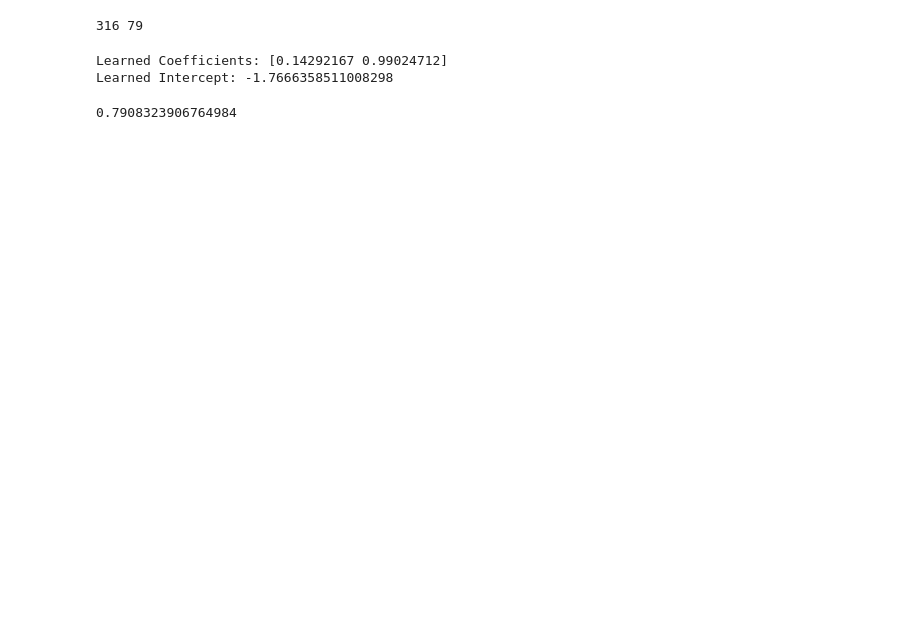
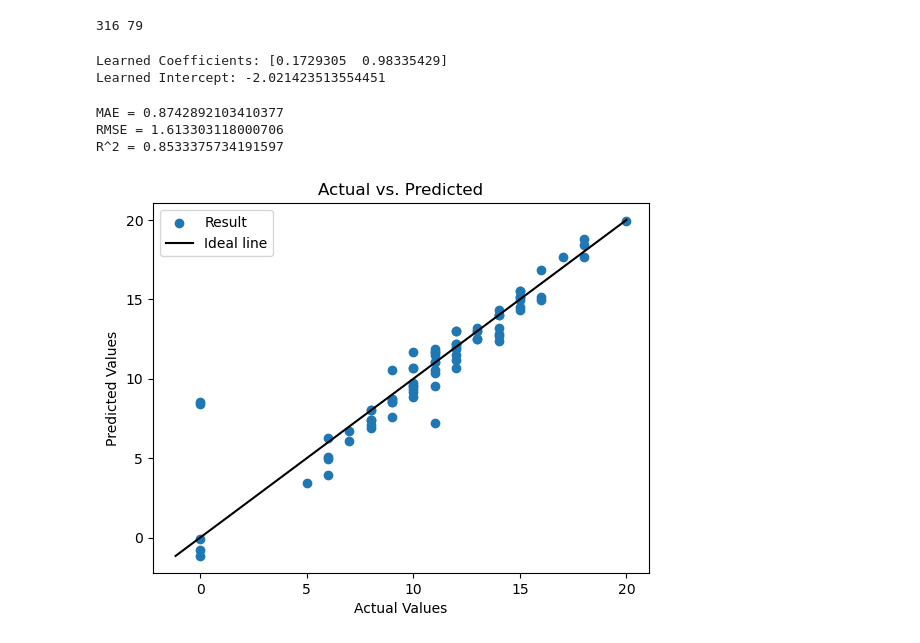
Before and after one commit to anand314anmol/IDC409_Project_Grp.17, a Jupyter notebook: Linear_Regression.ipynb, the cells around one changed output. Saved outputs shown, nothing was run; the diff lists cells and outputs as text; code cells hidden in the pictures; blank space fills up the shorter version.

```diff
--- a/Linear_Regression.ipynb
+++ b/Linear_Regression.ipynb
@@ -9,7 +9,7 @@ import pandas as pd
 import matplotlib.pyplot as plt
 # %%
 cols = ['studytime', 'absences', 'G1', 'G2', 'G3']
-df = pd.read_csv('/home/edith/IDC409_Project/student-mat.csv', usecols=cols, sep=';')
+df = pd.read_csv('student-mat.csv', usecols=cols, sep=';')
 print(df.head())
 # %% [output]
    studytime  absences  G1  G2  G3
@@ -51,11 +46,30 @@ regressor.fit(X_train, y_train)
 print("Learned Coefficients:", regressor.coef_)
 print("Learned Intercept:", regressor.intercept_)
 # %% [output]
-Learned Coefficients: [0.14292167 0.99024712]
-Learned Intercept: -1.7666358511008298
+Learned Coefficients: [0.1729305  0.98335429]
+Learned Intercept: -2.021423513554451
 # %%
 predictions = regressor.predict(X_test)
+mae = mean_absolute_error(y_test, predictions)
+mse = mean_squared_error(y_test, predictions)
+rmse = np.sqrt(mse)
 r2 = r2_score(y_test, predictions)
-r2
+print(f'MAE = {mae}')
+print(f'RMSE = {rmse}')
+print(f'R^2 = {r2}')
 # %% [output]
-0.7908323906764984
+MAE = 0.8742892103410377
+RMSE = 1.613303118000706
+R^2 = 0.8533375734191597
+# %%
+plt.scatter(y_test, predictions, label='Result')
+min_val = min(min(y_test), min(predictions))
+max_val = max(max(y_test), max(predictions))
+plt.plot([min_val, max_val], [min_val, max_val], color = 'black', label='Ideal line')
+plt.xlabel('Actual Values')
+plt.ylabel('Predicted Values')
+plt.title('Actual vs. Predicted')
+plt.legend()
+plt.show()
+# %% [output]
+[figure, added]
```
Also changed, not shown: parts of 3 cells of this notebook.
